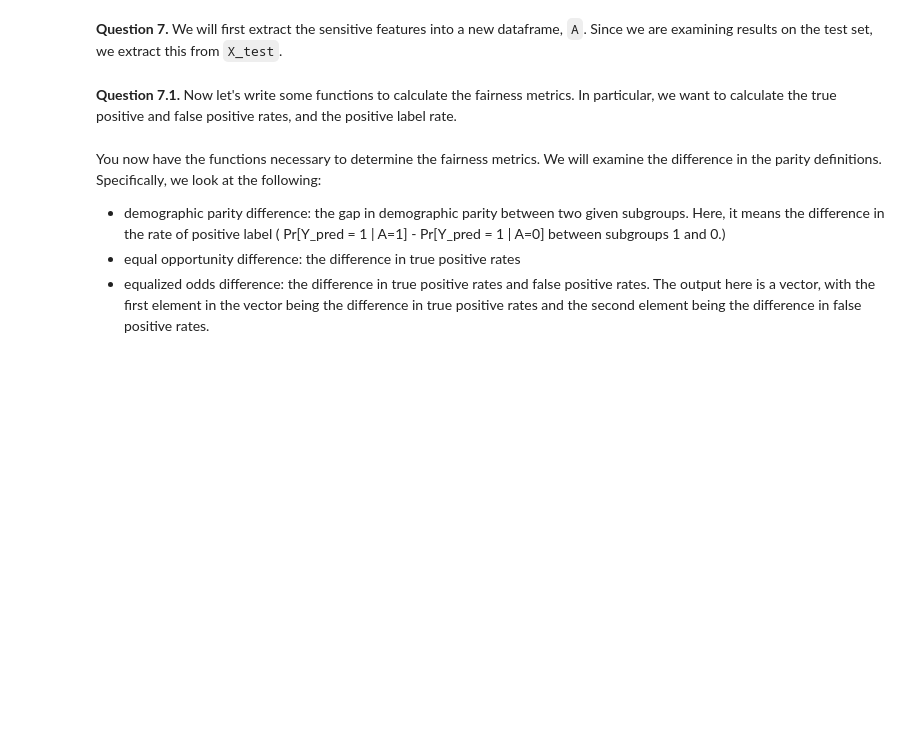
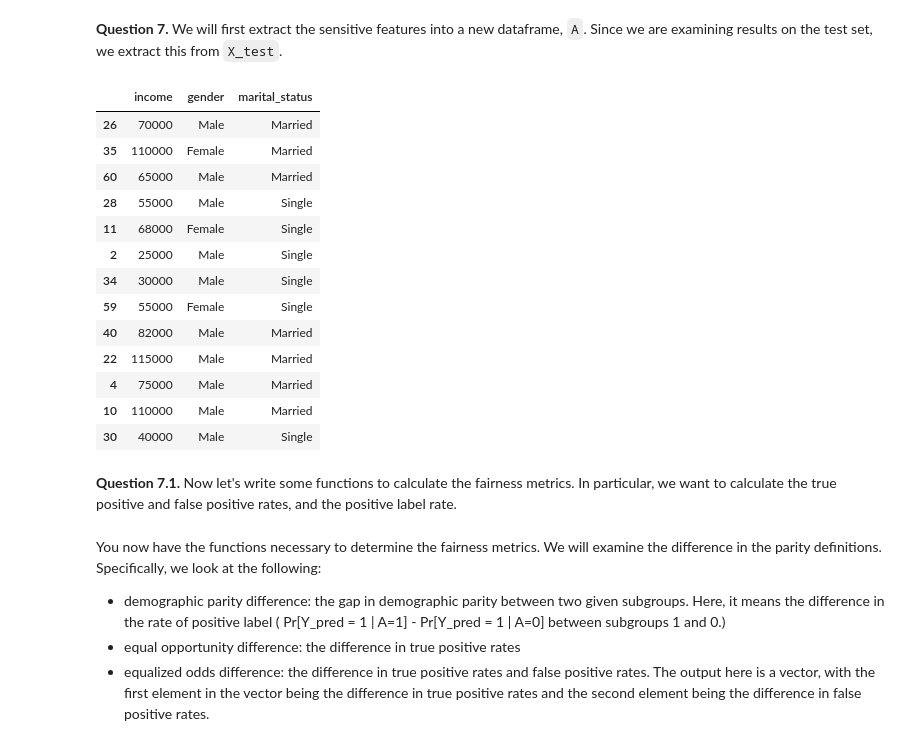
Before and after one commit to saharaKaulPersonal/CMPUT200AS2, a Jupyter notebook: A2.ipynb, the cells around one changed output. Drawn from its saved outputs; the diff is of its cells as text; code cells hidden in the pictures; blank space fills up the shorter version.

```diff
--- a/A2.ipynb
+++ b/A2.ipynb
@@ -466,8 +460,25 @@ from sklearn.metrics import confusion_matrix
 # %%
 # In this cell, extract the sensitive features A
 
 # YOUR CODE HERE
-raise NotImplementedError()
+sensitive_features = ["income", "gender", "marital_status"]
+A = X_test[sensitive_features]
+A
+# %% [output]
+|  | income | gender | marital_status |
+| 26 | 70000 | Male | Married |
+| 35 | 110000 | Female | Married |
+| 60 | 65000 | Male | Married |
+| 28 | 55000 | Male | Single |
+| 11 | 68000 | Female | Single |
+| 2 | 25000 | Male | Single |
+| 34 | 30000 | Male | Single |
+| 59 | 55000 | Female | Single |
+| 40 | 82000 | Male | Married |
+| 22 | 115000 | Male | Married |
+| 4 | 75000 | Male | Married |
+| 10 | 110000 | Male | Married |
+| 30 | 40000 | Male | Single |
 # %% [markdown]
 **Question 7.1.** Now let's write some functions to calculate the fairness metrics.  In particular, we want to calculate the true positive and false positive rates, and the positive label rate.
 # %%
```
Also changed, not shown: parts of 6 cells of this notebook.
